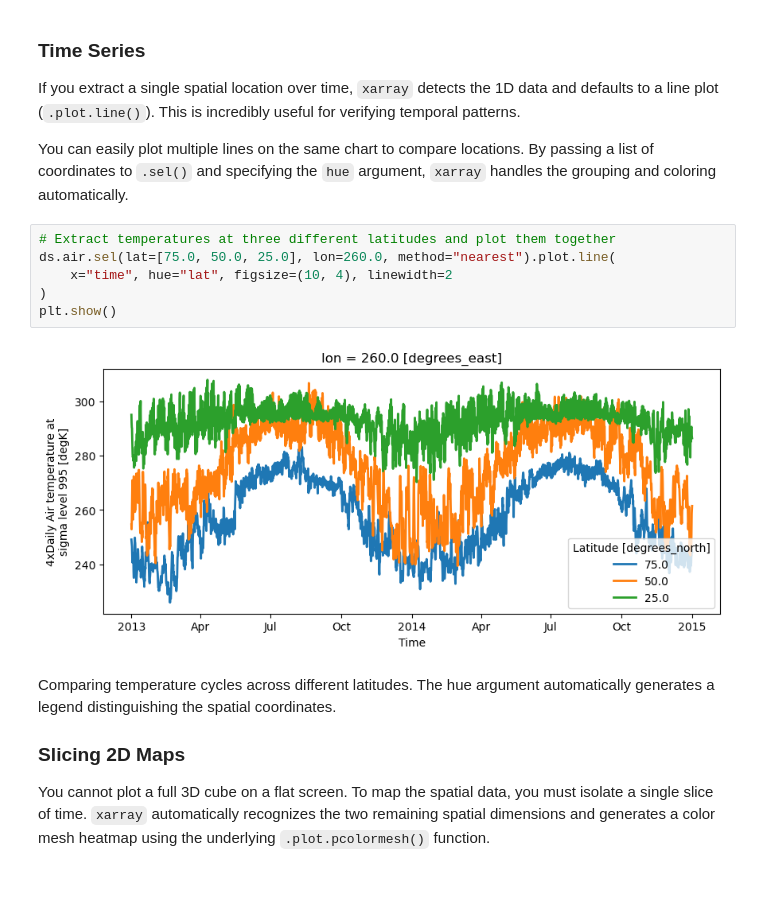
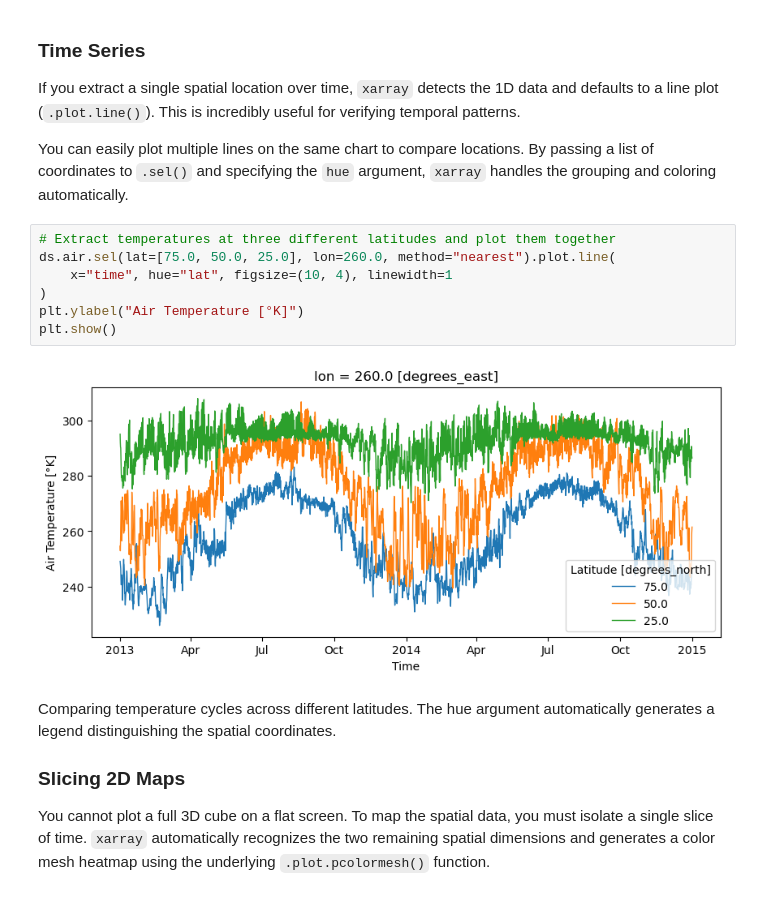
Before and after one commit to 5North/sds210-jb, a Jupyter notebook: book/12_L10_time-series/03_visualizing_the_cube.ipynb, the cells around one changed output. Drawn from its saved outputs; the diff is of its cells as text.

```diff
--- a/book/12_L10_time-series/03_visualizing_the_cube.ipynb
+++ b/book/12_L10_time-series/03_visualizing_the_cube.ipynb
@@ -55,11 +56,12 @@ You can easily plot multiple lines on the same chart to compare locations. By pa
 # %%
 # Extract temperatures at three different latitudes and plot them together
 ds.air.sel(lat=[75.0, 50.0, 25.0], lon=260.0, method="nearest").plot.line(
-    x="time", hue="lat", figsize=(10, 4), linewidth=2
+    x="time", hue="lat", figsize=(10, 4), linewidth=1
 )
+plt.ylabel("Air Temperature [°K]")
 plt.show()
 # %% [output]
-[figure, old version]
+[figure, new version]
 # %% [markdown]
 <div class="figure-caption-like">
 Comparing temperature cycles across different latitudes. The hue argument automatically generates a legend distinguishing the spatial coordinates.
```
Also changed, not shown: parts of 10 cells of this notebook, 6 other files.
